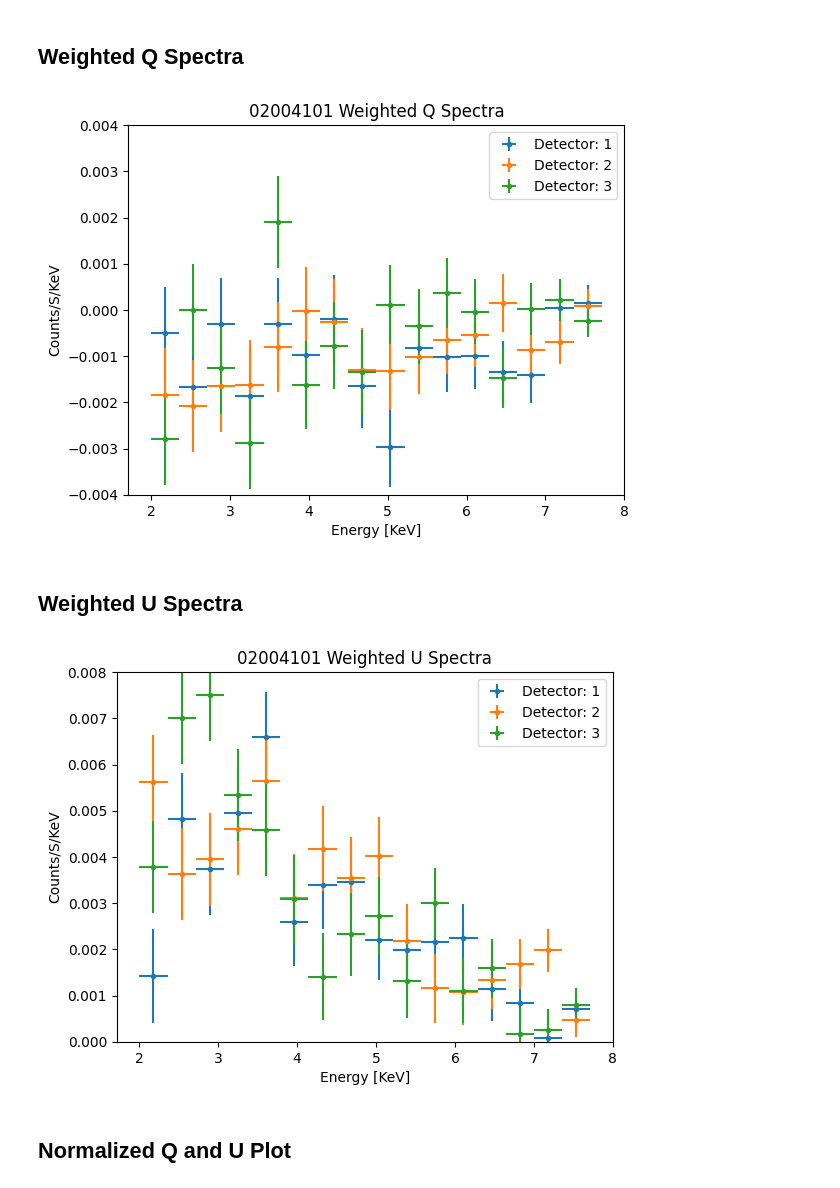
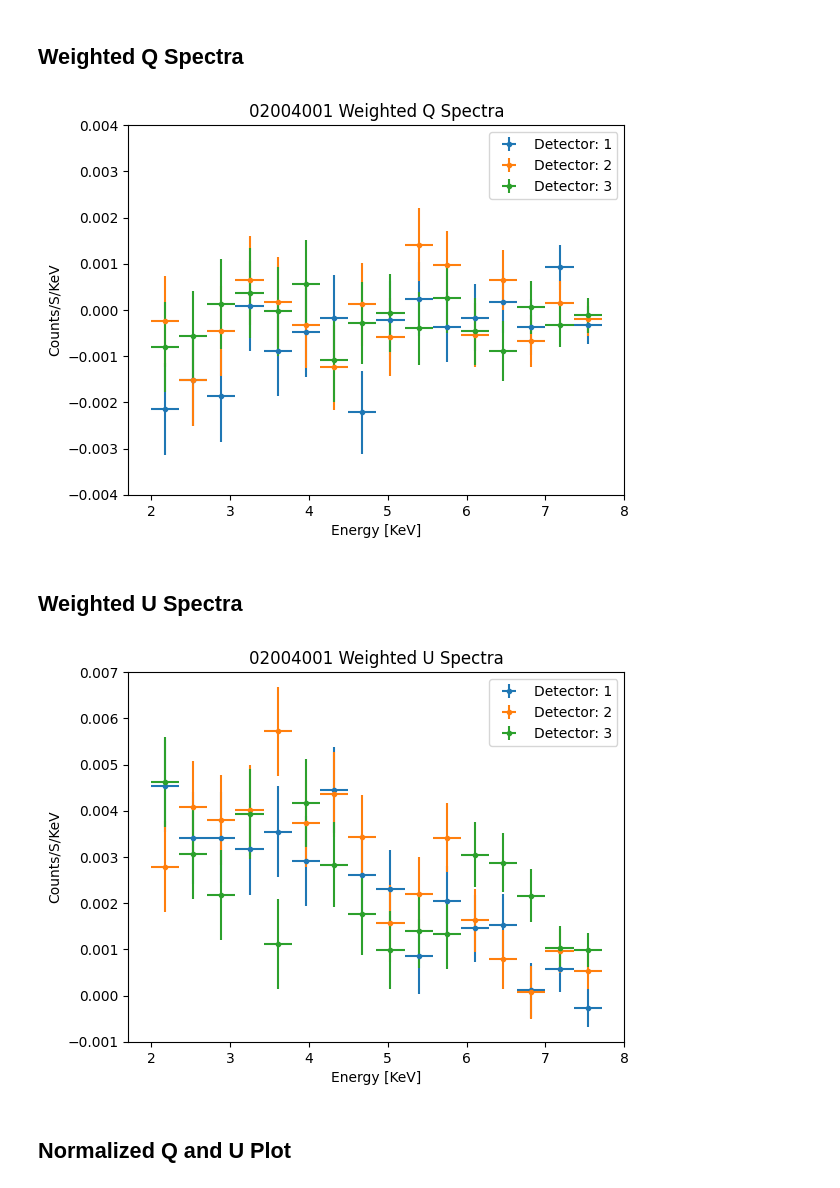
Before and after one commit to jacob-casey/NeutronStar, a Jupyter notebook: NewMasterCode.ipynb, the cells around one changed output. Cells and saved outputs as stored; diff of their text form; code cells hidden in the pictures.

```diff
--- a/NewMasterCode.ipynb
+++ b/NewMasterCode.ipynb
@@ -64,12 +63,8 @@ OMEGA = orbdata['PERIAPSE']
 
 # set orbital params
 SOURCENAME = 'herx1'
-OBSID = '02004101'
+OBSID = '02004001'
 SOURCERAD = 20
-
-obs1date = '01/ 18-21 /2023'
-obs2date = '02/ 03-08 /2023'
-obs3date = '02/ 17-24 /2022'
 # %% [markdown]
 ## IMPORT MODULATION FACTORS
 # %%
@@ -142,7 +137,9 @@ for i,f in enumerate(datafiles):
 # %% [markdown]
 ## SETUP BACKGROUND AND ENERGY LIMITS
 # %%
-CenterX, CenterY= 296,307#305,288#302,286
+coords = pd.read_csv('/home/jacob/Desktop/HerX-1/CoordinatesofNS.txt',delim_whitespace=True)
+CenterX, CenterY= coords['X'].loc[coords['OBS_ID'] == float(OBSID)].mean(),coords['Y'].loc[coords['OBS_ID'] == float(OBSID)].mean()
+print(CenterX,CenterY)
 radius = np.sqrt(((events['X']-CenterX)**2)+((events['Y']-CenterY)**2))
 
 Bounds = (events['PI']>49) & (events['PI']<=200) & (radius<SOURCERAD)
@@ -179,7 +177,6 @@ if BinaryCorrection:
     NUORBDOT=-1/PORB/PORB*PORBDOT
     met0=events['TIME'].min()##evtlist['TIME'].min()
     MJDSTART=MJDREFF+MJDREFI+met0/day
-    print(MJDSTART)
     NU=np.interp(MJDSTART,spindata['BARYTIME'],spindata['FREQUENCY'])
     NUDOT=np.interp(MJDSTART,spindata['BARYTIME'],spindata['FDOT'])
     TREFNU=MJDSTART
@@ -215,7 +212,7 @@ else:
 
 #Adjust NU + (x) until the 2dhist looks aligned
 
-adjustment = 1e-6#1e-7
+adjustment = 0#1e-6#5e-5#1e-6#1e-7
 phase=np.mod(deltat*((NU+adjustment)+0.5*deltat*(NUDOT*deltat*NUDDOT*0.3333333)),1)
 
 
@@ -226,4 +223,6 @@ df = pd.DataFrame(df,columns=['CH','U','Q','W_mom'])
 df['Time'] = deltat
 df['Phase'] = phase
 df['detector'] = detector
+
+bindata=plt.hist2d(df['Phase'],df['Time'],bins=100)
 # %% [output]
@@ -478,7 +469,7 @@ plt.legend()
 plt.show
 plt.savefig(f'/home/jacob/Desktop/HerX-1/{OBSID}/plots/WeightedQSpectra.pdf')
 # %% [output]
-[figure, old version]
+[figure, new version]
 # %% [markdown]
 ## Weighted U Spectra
 # %%
@@ -490,35 +481,35 @@ for det in range(1,3+1): #plus 1 so that we get all 3 detectors
     ISpectra = np.histogram(df['E_AVG'].loc[df['detector'] == det], bins = np.arange(2,8,binwidth)  )
     CenterofISpectraBins = (ISpectra[1][:-1] + ISpectra[1][1:])/2
     I = []
     U = []
     U_Wmom = []
     W_mom = []
     Ustd = []
     for i in np.arange(2,8-binwidth,binwidth):
         I_ = len(df['U'].loc[df['E_AVG'].between(i,i+binwidth)& (df['detector'] == det)])
         U_ = df['U'].loc[df['E_AVG'].between(i,i+binwidth)& (df['detector'] == det)].sum()
         U_std = df['U'].loc[df['E_AVG'].between(i,i+binwidth)& (df['detector'] == det)].std()
         U_Wmom_ = df['U*W_mom'].loc[df['E_AVG'].between(i,i+binwidth)& (df['detector'] == det)].sum()
         Wmom_ = df['W_mom'].loc[df['E_AVG'].between(i,i+binwidth)& (df['detector'] == det)].mean()
         U = np.append(U,U_)
         U_Wmom = np.append(U_Wmom, U_Wmom_)
         W_mom = np.append(W_mom,Wmom_)
         Ustd = np.append(Ustd,U_std)
         I = np.append(I,I_)
     Counts_Sec_KEV = (U/LIVETIME/binwidth)
     WeightedCounts_Sec_KEV = (U_Wmom/LIVETIME/binwidth)
     U_Wmom_std = np.sqrt(abs(Ustd**2)*I)*W_mom/LIVETIME/binwidth # I because that is the number of terms in our sum
     plt.errorbar(CenterofISpectraBins,WeightedCounts_Sec_KEV,yerr = U_Wmom_std,xerr = binwidth/2,markersize=3,label=f'Detector: {det}',fmt='o')
 plt.xlabel('Energy [KeV]')
 plt.ylabel('Counts/S/KeV')
 plt.title(f'{OBSID} Weighted U Spectra')
-plt.ylim(0,0.008)
+plt.ylim(-0.001,0.007)
 #plt.yscale('log')
 plt.legend()
 plt.show
 plt.savefig(f'/home/jacob/Desktop/HerX-1/{OBSID}/plots/WeightedUSpectra.pdf')
 # %% [output]
-[figure, old version]
+[figure, new version]
 # %% [markdown]
 ## Normalized Q and U Plot
 # %%
```
Also changed, not shown: parts of 23 cells of this notebook.
